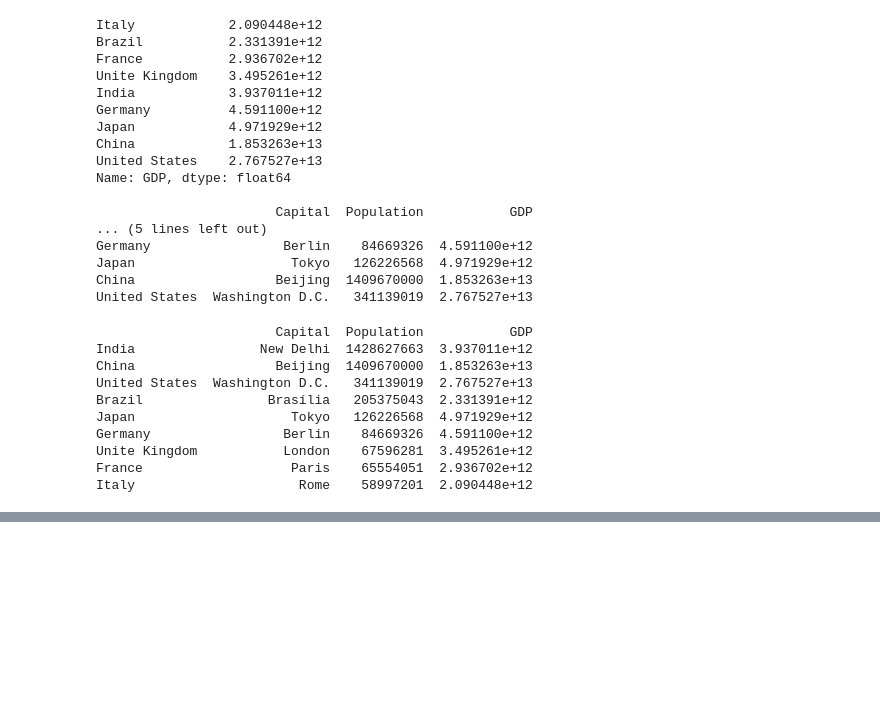
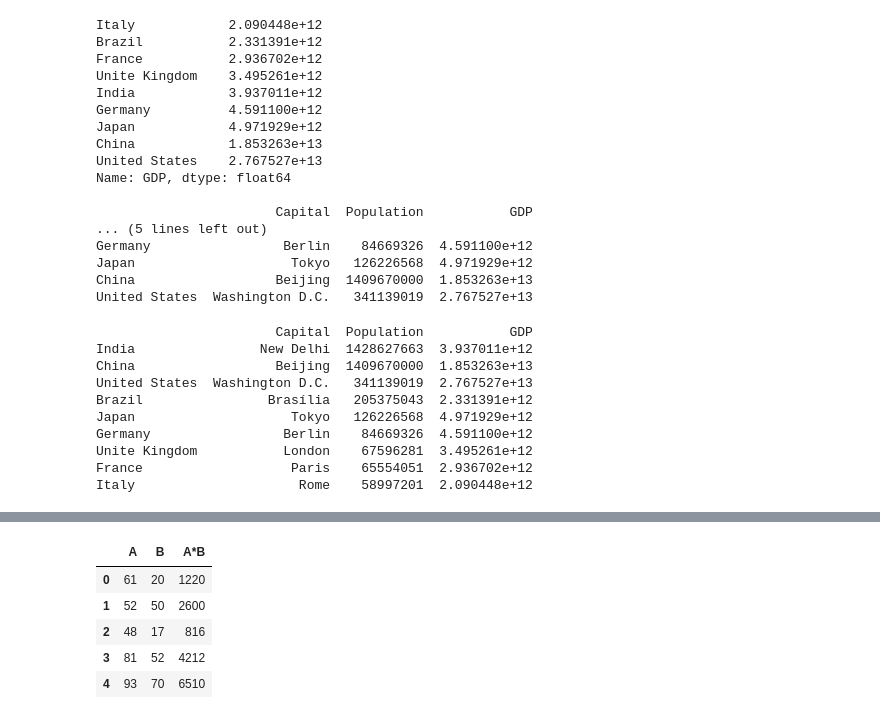
Before and after one commit to DrSchip/Introduction-to-Data-Analysis-in-Python, a Jupyter notebook: Lessons/3_introduction_to_Pandas.ipynb, the cells around one changed output, grey strips where cells are left out. Cells and saved outputs as stored; diff of their text form; code cells hidden in the pictures; blank space fills up the shorter version.

```diff
--- a/Lessons/3_introduction_to_Pandas.ipynb
+++ b/Lessons/3_introduction_to_Pandas.ipynb
@@ -636,0 +730,17 @@ Italy                     Rome    58997201  2.090448e+12
+# %%
+# Creating a DataFrame with 5 rows and 2 columns, filled with random integer values between 1 and 99
+# The columns are named 'A' and 'B'
+df = pd.DataFrame(np.random.randint(low=1, high=100, size=(5, 2)), columns=['A', 'B'])
+
+# Adding a new column 'A*B' which is the product of the values in columns 'A' and 'B' for each row
+df['A*B'] = df.prod(axis=1)
+
+# Printing the DataFrame to the console
+print(df)
+# %% [output]
+|  | A | B | A*B |
+| 0 | 61 | 20 | 1220 |
+| 1 | 52 | 50 | 2600 |
+| 2 | 48 | 17 | 816 |
+| 3 | 81 | 52 | 4212 |
+| 4 | 93 | 70 | 6510 |
```
Also changed, not shown: parts of 13 cells of this notebook, 4 other files.
